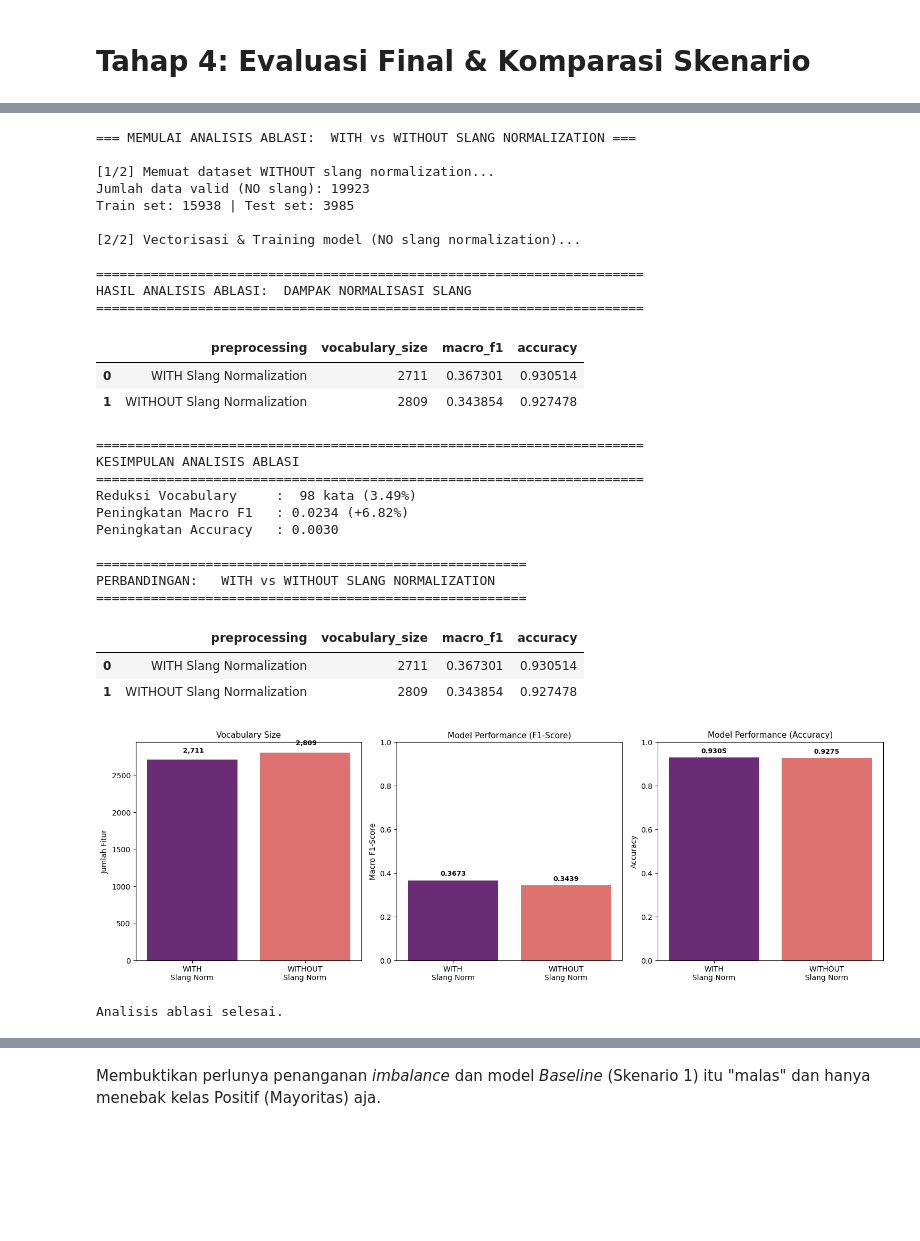
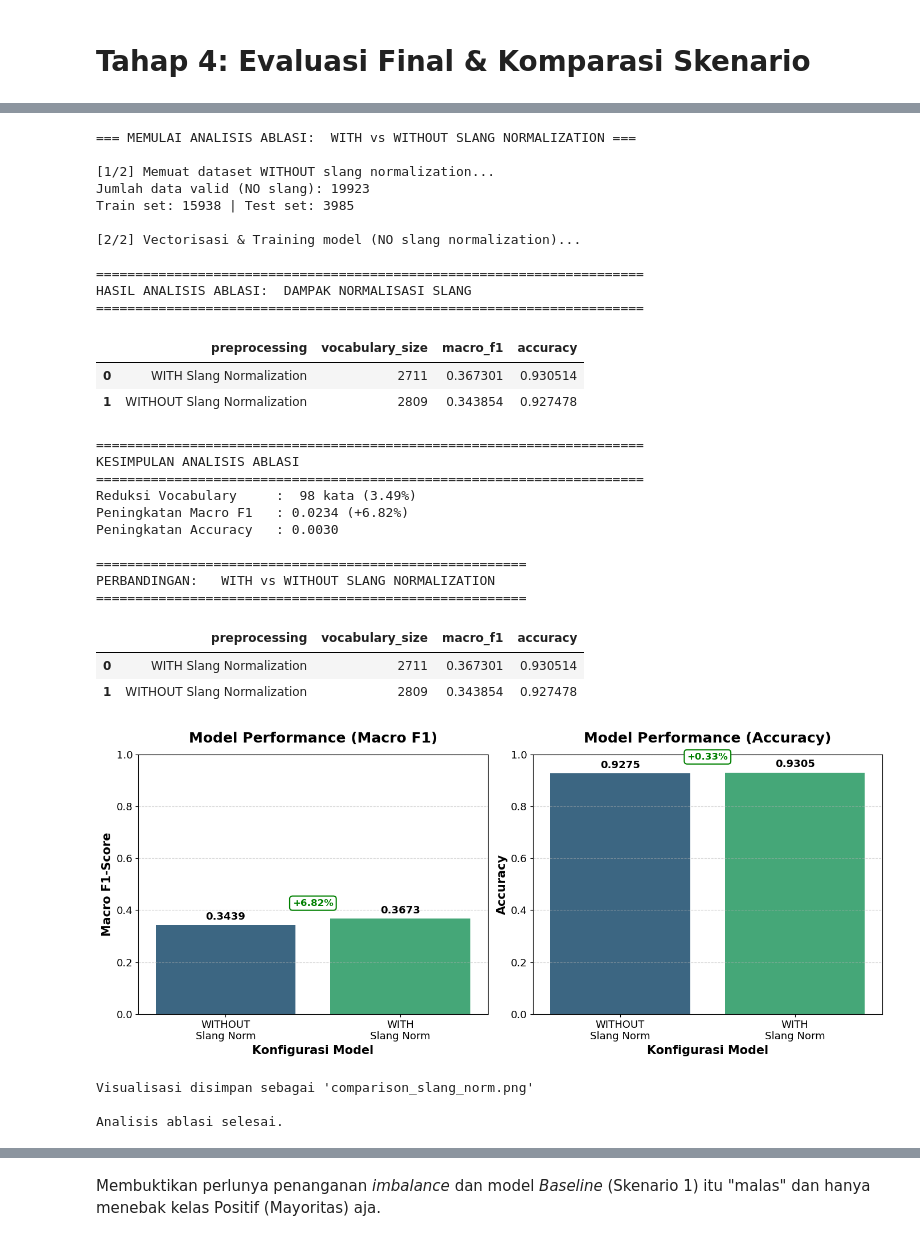
Before and after one commit to erlangga-g/NB_AnalisiSentimen, a Jupyter notebook: NB_SentimentAnalysis_Skripsi.ipynb, the cells around one changed output, grey strips where cells are left out. Saved outputs shown, nothing was run; the diff lists cells and outputs as text; code cells hidden in the pictures; blank space fills up the shorter version.

```diff
--- a/NB_SentimentAnalysis_Skripsi.ipynb
+++ b/NB_SentimentAnalysis_Skripsi.ipynb
@@ -1453,71 +1552,57 @@ df_ablation_display = pd.DataFrame([results_with_slang, results_no_slang])
 df_ablation_display = df_ablation_display[['preprocessing', 'vocabulary_size', 'macro_f1', 'accuracy']]
 display(df_ablation_display)
 
-# Plot menggunakan seaborn (sama style kayak Tahap 4)
-fig, axes = plt.subplots(1, 3, figsize=(15, 5))
+prep_labels = ['WITHOUT\nSlang Norm', 'WITH\nSlang Norm']
+f1_values = [results_no_slang['macro_f1'], results_with_slang['macro_f1']]
+acc_values = [results_no_slang['accuracy'], results_with_slang['accuracy']]
 
-# Persiapan data untuk plotting
-prep_labels = ['WITH\nSlang Norm', 'WITHOUT\nSlang Norm']
-vocab_values = [results_with_slang['vocabulary_size'], results_no_slang['vocabulary_size']]
-f1_values = [results_with_slang['macro_f1'], results_no_slang['macro_f1']]
-acc_values = [results_with_slang['accuracy'], results_no_slang['accuracy']]
+# Hitung perubahan
+f1_change = ((f1_values[1] - f1_values[0]) / f1_values[0]) * 100
+acc_change = ((acc_values[1] - acc_values[0]) / acc_values[0]) * 100
 
-# Subplot 1: Vocabulary Size
-sns.barplot(x=prep_labels, y=vocab_values, palette='magma', hue=prep_labels, ax=axes[0])
-axes[0].set_ylabel('Jumlah Fitur', fontsize=10)
-axes[0].set_title('Vocabulary Size', fontsize=11)
-for i, v in enumerate(vocab_values):
-    axes[0].text(i, v + 100, f'{v: ,}', ha='center', fontweight='bold', fontsize=9)
-
-# Subplot 2: Macro F1-Score
-sns.barplot(x=prep_labels, y=f1_values, palette='magma', hue=prep_labels, ax=axes[1])
-axes[1].set_ylabel('Macro F1-Score', fontsize=10)
-axes[1].set_title('Model Performance (F1-Score)', fontsize=11)
-axes[1].set_ylim(0, 1.0)
-for i, v in enumerate(f1_values):
-    axes[1].text(i, v + 0.02, f'{v:.4f}', ha='center', fontweight='bold', fontsize=9)
-
-# Subplot 3: Accuracy
-sns.barplot(x=prep_labels, y=acc_values, palette='magma', hue=prep_labels, ax=axes[2])
-axes[2].set_ylabel('Accuracy', fontsize=10)
-axes[2].set_title('Model Performance (Accuracy)', fontsize=11)
-axes[2].set_ylim(0, 1.0)
-for i, v in enumerate(acc_values):
-    axes[2].text(i, v + 0.02, f'{v:.4f}', ha='center', fontweight='bold', fontsize=9)
-
-plt.tight_layout()
-plt.show()
+# Panggil function
+plot_2metric_comparison(
+    configs=prep_labels,
+    f1_values=f1_values,
+    acc_values=acc_values,
+    f1_improvement_pct=f1_change,
+    acc_improvement_pct=acc_change,
+    title_prefix='Model Performance',
+    filename='comparison_slang_norm.png'
+)
 
 print("\nAnalisis ablasi selesai.")
 # %% [output]
 === MEMULAI ANALISIS ABLASI:  WITH vs WITHOUT SLANG NORMALIZATION ===
 
 [1/2] Memuat dataset WITHOUT slang normalization...
 Jumlah data valid (NO slang): 19923
 Train set: 15938 | Test set: 3985
 
 [2/2] Vectorisasi & Training model (NO slang normalization)...
 
 ======================================================================
 HASIL ANALISIS ABLASI:  DAMPAK NORMALISASI SLANG
 ======================================================================
 |  | preprocessing | vocabulary_size | macro_f1 | accuracy |
 | 0 | WITH Slang Normalization | 2711 | 0.367301 | 0.930514 |
 | 1 | WITHOUT Slang Normalization | 2809 | 0.343854 | 0.927478 |
 ======================================================================
 KESIMPULAN ANALISIS ABLASI
 ======================================================================
 Reduksi Vocabulary     :  98 kata (3.49%)
 Peningkatan Macro F1   : 0.0234 (+6.82%)
 Peningkatan Accuracy   : 0.0030
 
 =======================================================
 PERBANDINGAN:   WITH vs WITHOUT SLANG NORMALIZATION
 =======================================================
 |  | preprocessing | vocabulary_size | macro_f1 | accuracy |
 | 0 | WITH Slang Normalization | 2711 | 0.367301 | 0.930514 |
 | 1 | WITHOUT Slang Normalization | 2809 | 0.343854 | 0.927478 |
-[figure, old version]
+[figure, new version]
+Visualisasi disimpan sebagai 'comparison_slang_norm.png'
+
 Analisis ablasi selesai.
 # %%
 # =============================================================================
```
Also changed, not shown: parts of 11 cells of this notebook.
